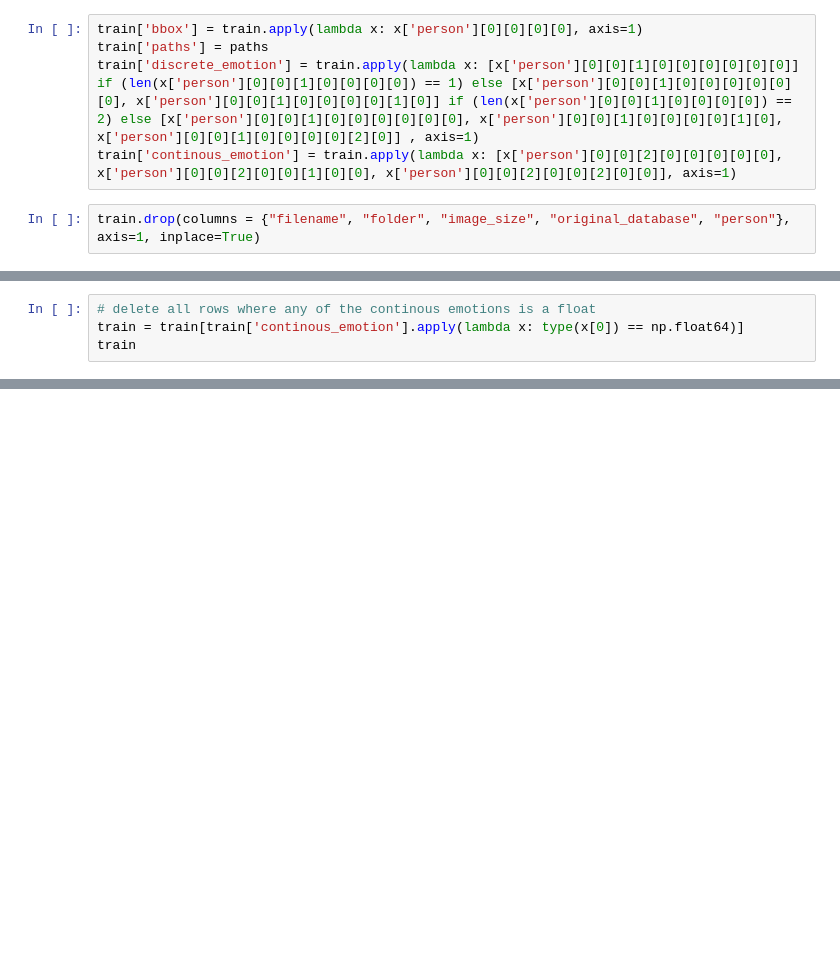
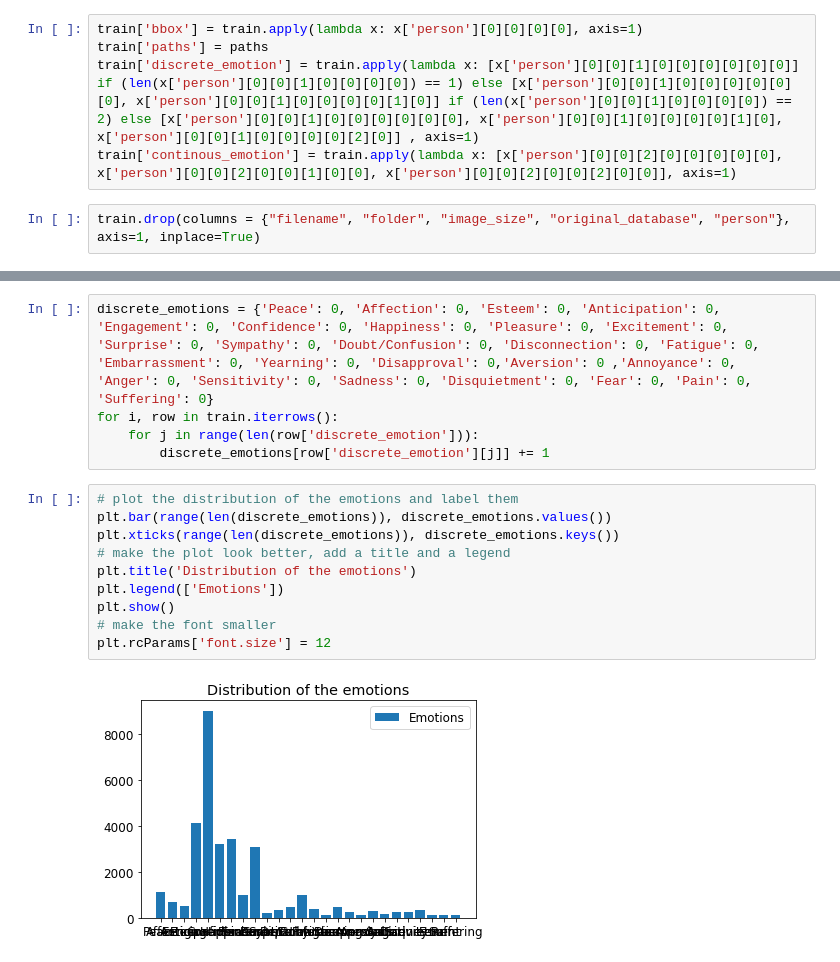
Before and after one commit to Boro2001/emotion-recognition, a Jupyter notebook: data-preparation.ipynb, the cells around one changed output, grey strips where cells are left out. Saved outputs shown, nothing was run; the diff lists cells and outputs as text; blank space fills up the shorter version.

```diff
--- a/data-preparation.ipynb
+++ b/data-preparation.ipynb
@@ -114,4 +124,0 @@ plt.bar(range(len(continous_emotion_valance)), continous_emotion_valance)
-# %%
-# delete all rows where any of the continous emotions is a float
-train = train[train['continous_emotion'].apply(lambda x: type(x[0]) == np.float64)]
-train
@@ -136,0 +125,17 @@ train
+# %%
+discrete_emotions = {'Peace': 0, 'Affection': 0, 'Esteem': 0, 'Anticipation': 0, 'Engagement': 0, 'Confidence': 0, 'Happiness': 0, 'Pleasure': 0, 'Excitement': 0, 'Surprise': 0, 'Sympathy': 0, 'Doubt/Confusion': 0, 'Disconnection': 0, 'Fatigue': 0, 'Embarrassment': 0, 'Yearning': 0, 'Disapproval': 0,'Aversion': 0 ,'Annoyance': 0, 'Anger': 0, 'Sensitivity': 0, 'Sadness': 0, 'Disquietment': 0, 'Fear': 0, 'Pain': 0, 'Suffering': 0}
+for i, row in train.iterrows():
+    for j in range(len(row['discrete_emotion'])):
+        discrete_emotions[row['discrete_emotion'][j]] += 1
+# %%
+# plot the distribution of the emotions and label them
+plt.bar(range(len(discrete_emotions)), discrete_emotions.values())
+plt.xticks(range(len(discrete_emotions)), discrete_emotions.keys())
+# make the plot look better, add a title and a legend
+plt.title('Distribution of the emotions')
+plt.legend(['Emotions'])
+plt.show()
+# make the font smaller
+plt.rcParams['font.size'] = 12
+# %% [output]
+[figure, added]
```
Also changed, not shown: parts of 15 cells of this notebook, 3 other files.
